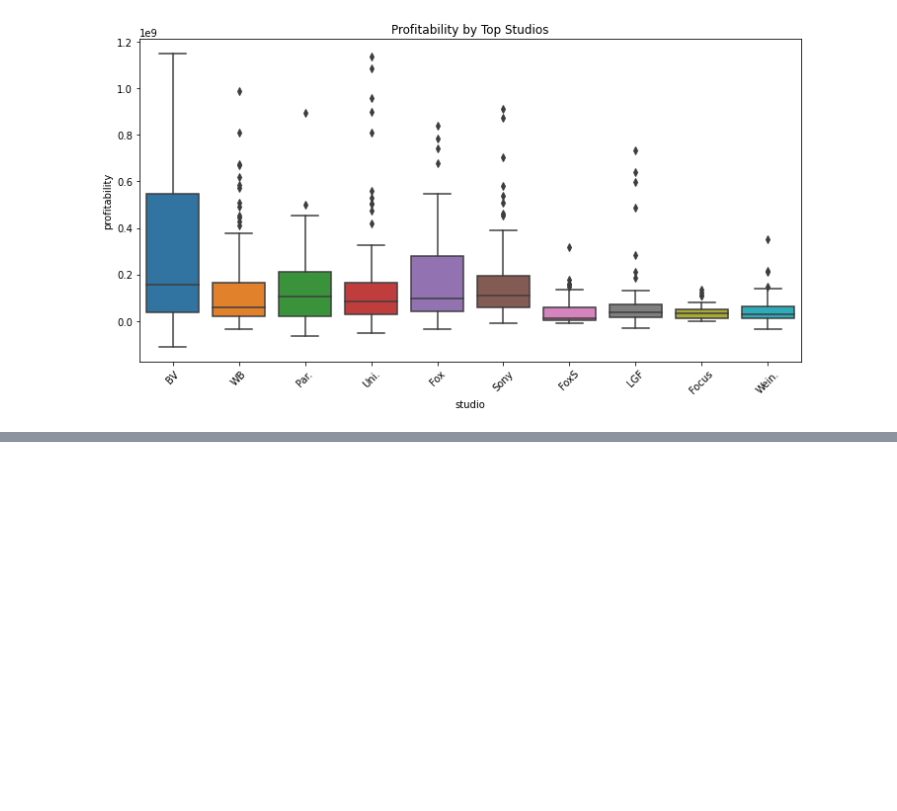
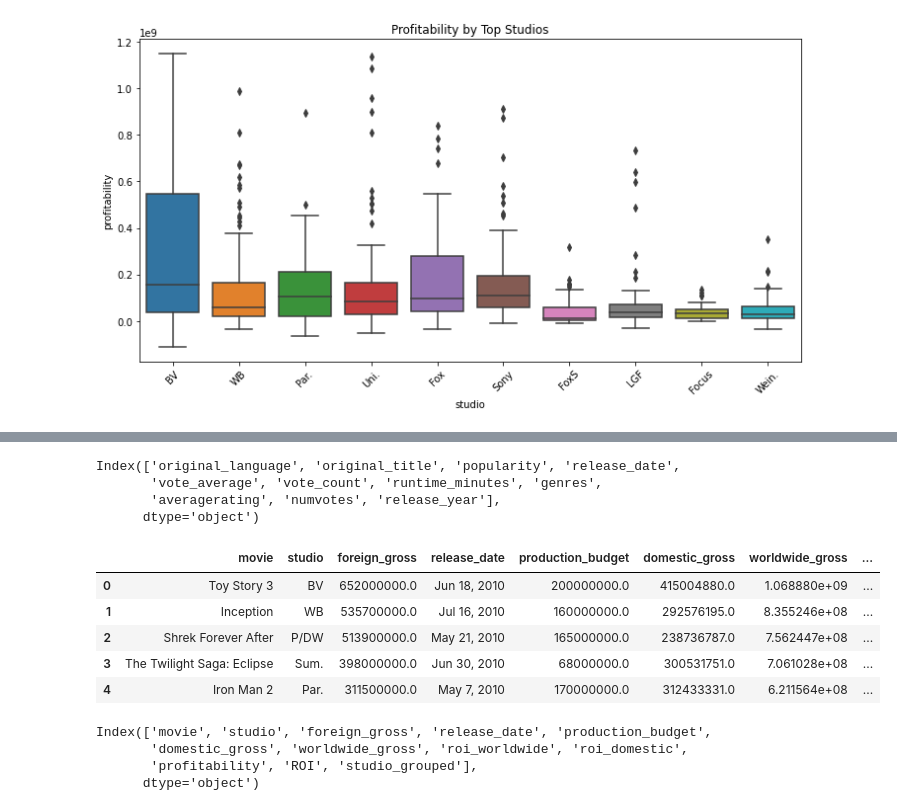
Before and after one commit to MuiruriVivian/PHASE-2-GROUP-7-PROJECT, a Jupyter notebook: Calvin.ipynb, the cells around one changed output, grey strips where cells are left out. Saved outputs shown, nothing was run; the diff lists cells and outputs as text; code cells hidden in the pictures; blank space fills up the shorter version.

Commit message:
added more analysis for objectibe 2

```diff
--- a/Calvin.ipynb
+++ b/Calvin.ipynb
@@ -585,0 +595,23 @@ plt.show()
+# %%
+merged_data.columns
+# %% [output]
+Index(['original_language', 'original_title', 'popularity', 'release_date',
+       'vote_average', 'vote_count', 'runtime_minutes', 'genres',
+       'averagerating', 'numvotes', 'release_year'],
+      dtype='object')
+# %%
+df2.head()
+# %% [output]
+|  | movie | studio | foreign_gross | release_date | production_budget | domestic_gross | worldwide_gross | ... |
+| 0 | Toy Story 3 | BV | 652000000.0 | Jun 18, 2010 | 200000000.0 | 415004880.0 | 1.068880e+09 | ... |
+| 1 | Inception | WB | 535700000.0 | Jul 16, 2010 | 160000000.0 | 292576195.0 | 8.355246e+08 | ... |
+| 2 | Shrek Forever After | P/DW | 513900000.0 | May 21, 2010 | 165000000.0 | 238736787.0 | 7.562447e+08 | ... |
+| 3 | The Twilight Saga: Eclipse | Sum. | 398000000.0 | Jun 30, 2010 | 68000000.0 | 300531751.0 | 7.061028e+08 | ... |
+| 4 | Iron Man 2 | Par. | 311500000.0 | May 7, 2010 | 170000000.0 | 312433331.0 | 6.211564e+08 | ... |
+# %%
+df2.columns
+# %% [output]
+Index(['movie', 'studio', 'foreign_gross', 'release_date', 'production_budget',
+       'domestic_gross', 'worldwide_gross', 'roi_worldwide', 'roi_domestic',
+       'profitability', 'ROI', 'studio_grouped'],
+      dtype='object')
```
Also changed, not shown: parts of 5 cells of this notebook.
